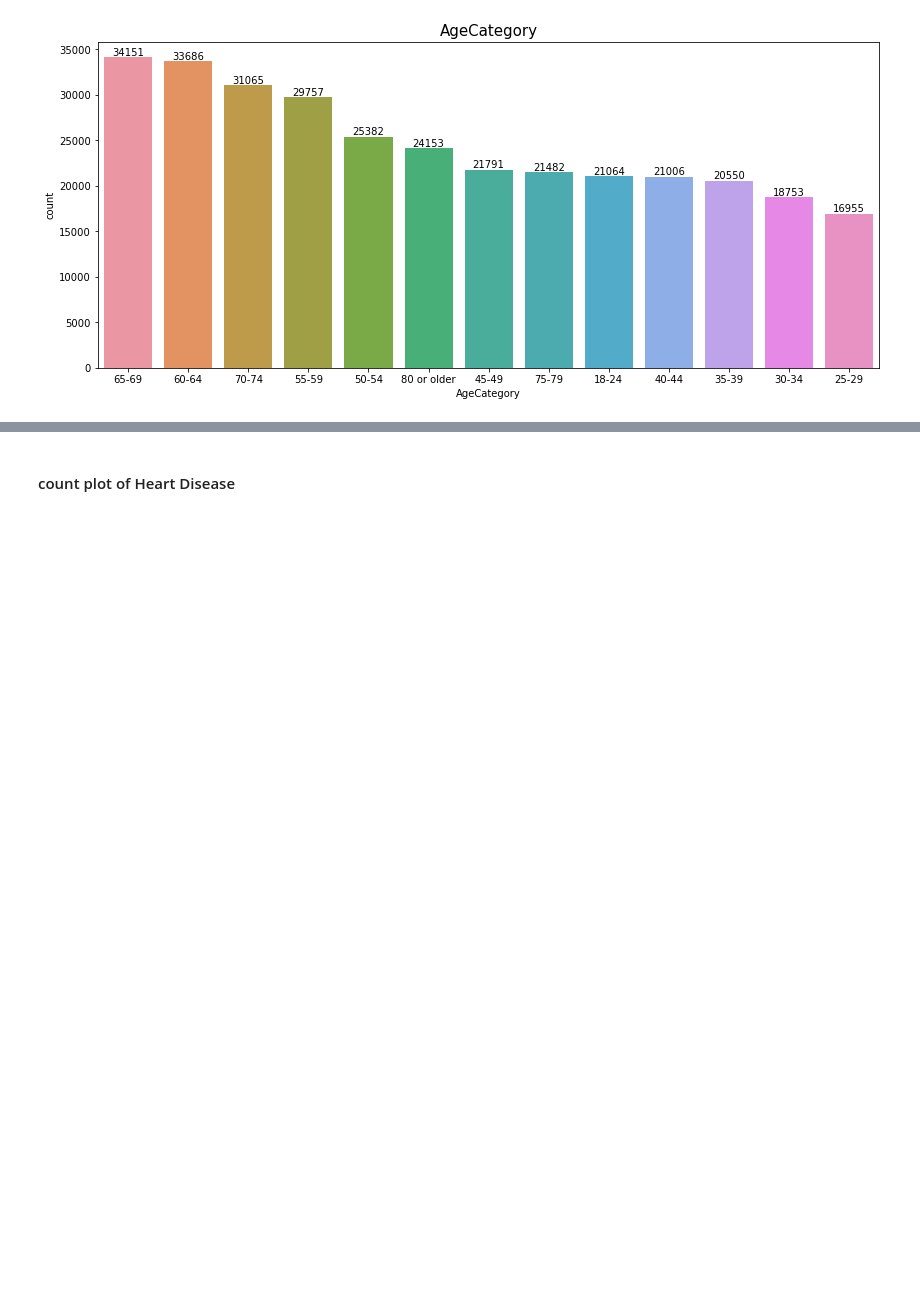
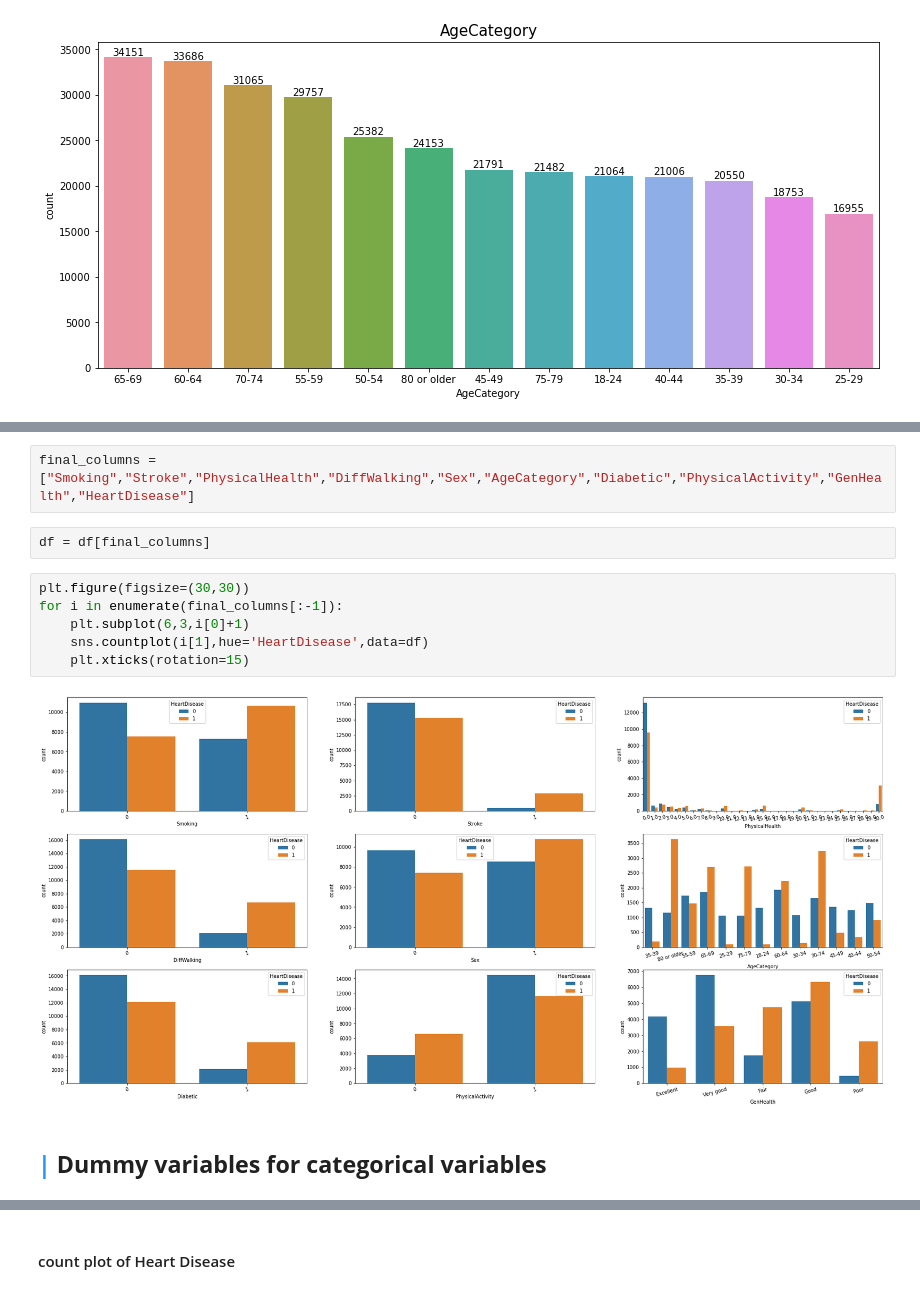
Before and after one commit to idanwork22/john_bryce_all, a Jupyter notebook: ML project/Idan_Chen_project.ipynb, the cells around one changed output, grey strips where cells are left out. Cells and saved outputs as stored; diff of their text form; blank space fills up the shorter version.

```diff
--- a/ML project/Idan_Chen_project.ipynb
+++ b/ML project/Idan_Chen_project.ipynb
@@ -97,0 +163,14 @@ create_count_plot(x_size= 14, y_size = 6,df=df, column_name="AgeCategory")
+# %%
+final_columns = ["Smoking","Stroke","PhysicalHealth","DiffWalking","Sex","AgeCategory","Diabetic","PhysicalActivity","GenHealth","HeartDisease"]
+# %%
+df = df[final_columns]
+# %%
+plt.figure(figsize=(30,30))
+for i in enumerate(final_columns[:-1]):
+    plt.subplot(6,3,i[0]+1)
+    sns.countplot(i[1],hue='HeartDisease',data=df)
+    plt.xticks(rotation=15)
+# %% [output]
+[figure, added]
+# %% [markdown]
+## <b><span style='color:#0386f7de'>|</span> Dummy variables for categorical variables <a class="anchor" id="dummy"></a></b>
```
Also changed, not shown: parts of 52 cells of this notebook, 1 other file.
